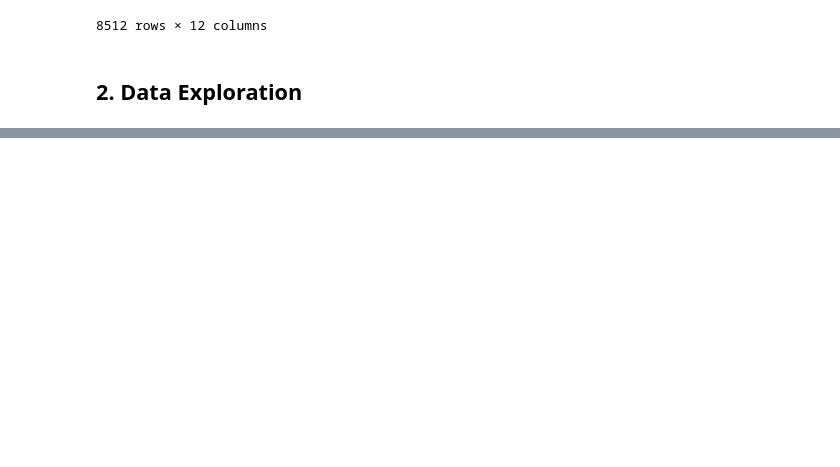
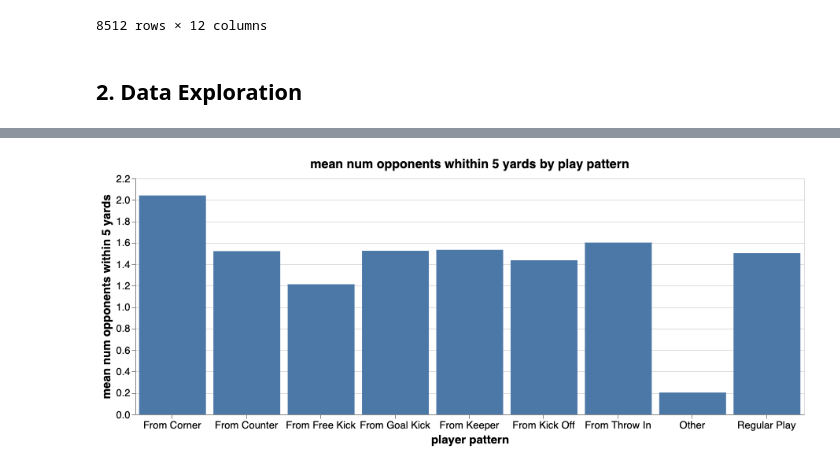
Before and after one commit to RobBlumberg/xg_model, a Jupyter notebook: src/xg_model.ipynb, the cells around one changed output, grey strips where cells are left out. Cells and saved outputs as stored; diff of their text form; code cells hidden in the pictures; blank space fills up the shorter version.

```diff
--- a/src/xg_model.ipynb
+++ b/src/xg_model.ipynb
@@ -374,0 +385,5 @@ all_la_liga_shots
+# %%
+all_la_liga_shots["Distance from goal"] = np.sqrt((all_la_liga_shots["x start location"] - 120)**2 +    \
+                                               (all_la_liga_shots["y start location"] - 40)**2)
+
+all_la_liga_shots
@@ -374,0 +503,10 @@ all_la_liga_shots
+# %%
+alt.Chart(shot_training_set.groupby("play pattern").mean().reset_index()).mark_bar().encode(
+        alt.X('play pattern:N', axis = alt.Axis(title = "player pattern", labelAngle = 0)),
+        alt.Y('num opponents within 5 yards:Q', axis = alt.Axis(title = 'mean num opponents within 5 yards'))
+).properties(width = 850, height = 300,
+             title = "mean num opponents whithin 5 yards by play pattern"
+).configure_axis(labelFontSize = 13, titleFontSize = 15
+).configure_title(fontSize = 16)
+# %% [output]
+[figure, added]
```
Also changed, not shown: parts of 28 cells of this notebook.
